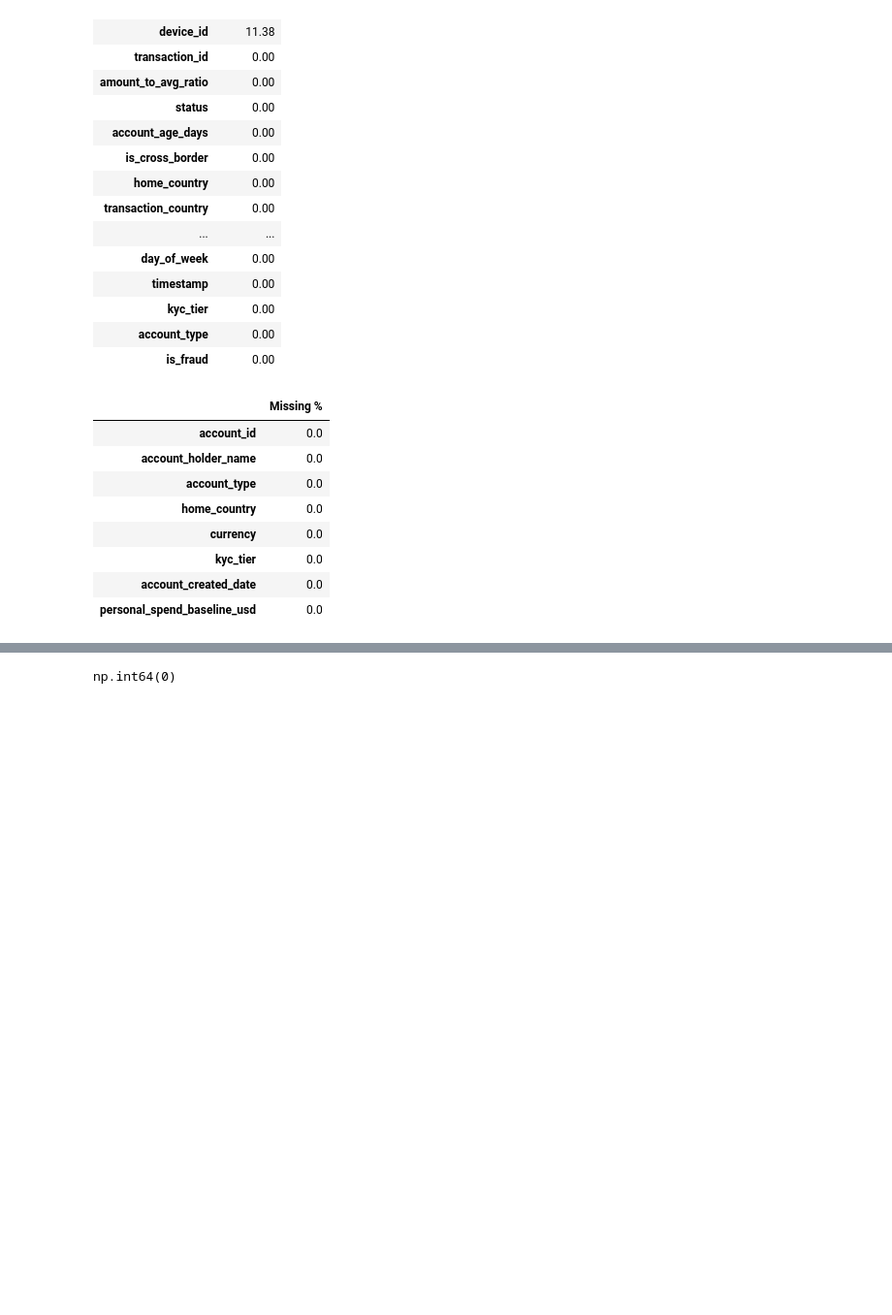
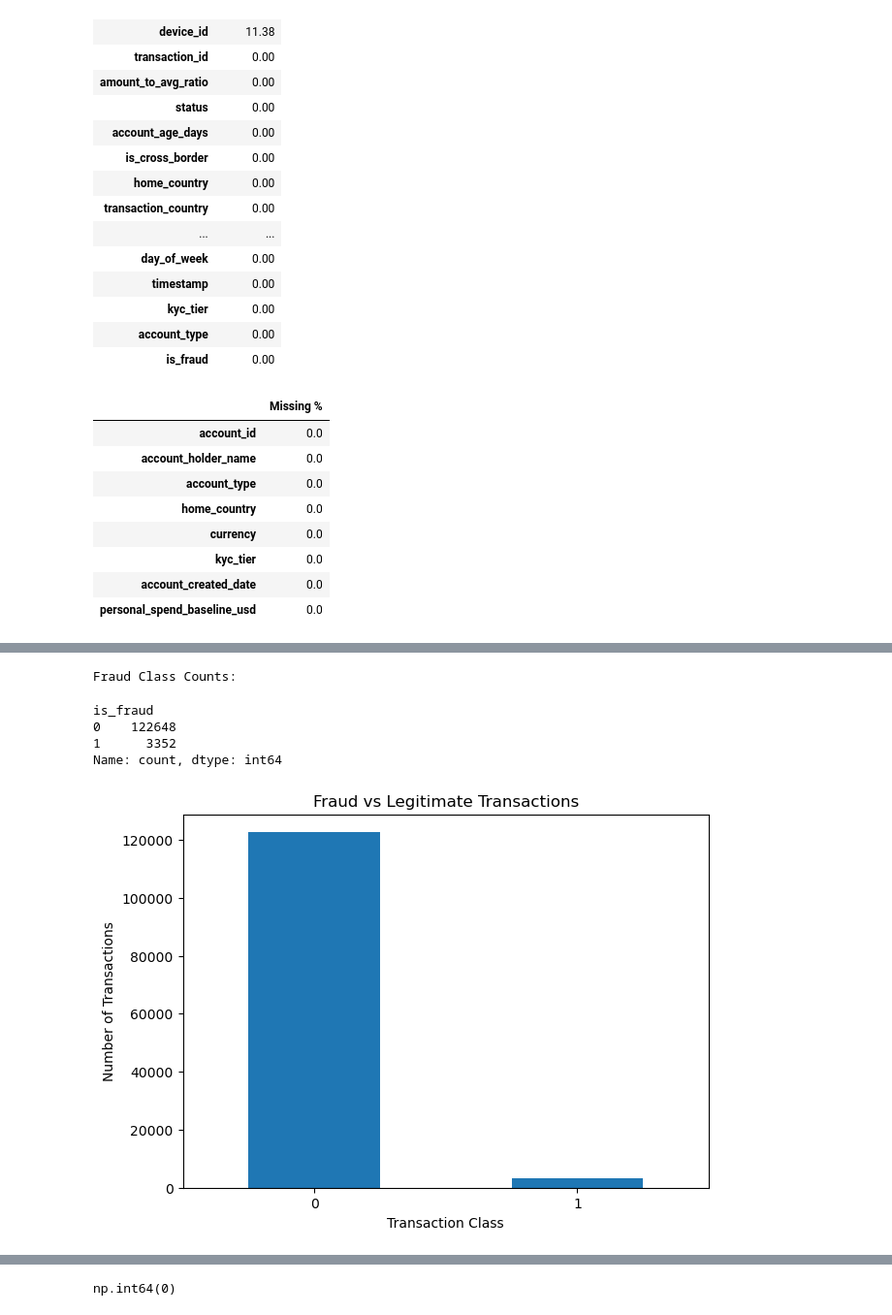
Before and after one commit to telvinpaul1/finlora_fraud_detection_and_risk_scoring, a Jupyter notebook: notebook/data_cleaning.ipynb, the cells around one changed output, grey strips where cells are left out. Shown at 97% size. Drawn from its saved outputs; the diff is of its cells as text; code cells hidden in the pictures; blank space fills up the shorter version.

```diff
--- a/notebook/data_cleaning.ipynb
+++ b/notebook/data_cleaning.ipynb
@@ -260,0 +375,32 @@ display(
+# %%
+# HECK FRAUD CLASS DISTRIBUTION
+# Count the number of transactions in each fraud class
+# This is important because fraud datasets are often imbalanced
+fraud_counts = transactions["is_fraud"].value_counts(
+    dropna=False
+)
+
+print("Fraud Class Counts:")
+display(fraud_counts)
+# %% [output]
+Fraud Class Counts:
+is_fraud
+0    122648
+1      3352
+Name: count, dtype: int64
+# %%
+# VISUALISE FRAUD CLASS IMBALANCE
+# Create a bar chart showing legitimate versus fraudulent transactions
+fraud_counts.plot(
+    kind="bar",
+    figsize=(7, 5)
+)
+
+plt.title("Fraud vs Legitimate Transactions")
+plt.xlabel("Transaction Class")
+plt.ylabel("Number of Transactions")
+plt.xticks(rotation=0)
+
+plt.show()
+# %% [output]
+[figure, added]
```
Also changed, not shown: parts of 11 cells of this notebook, 5 other files.
